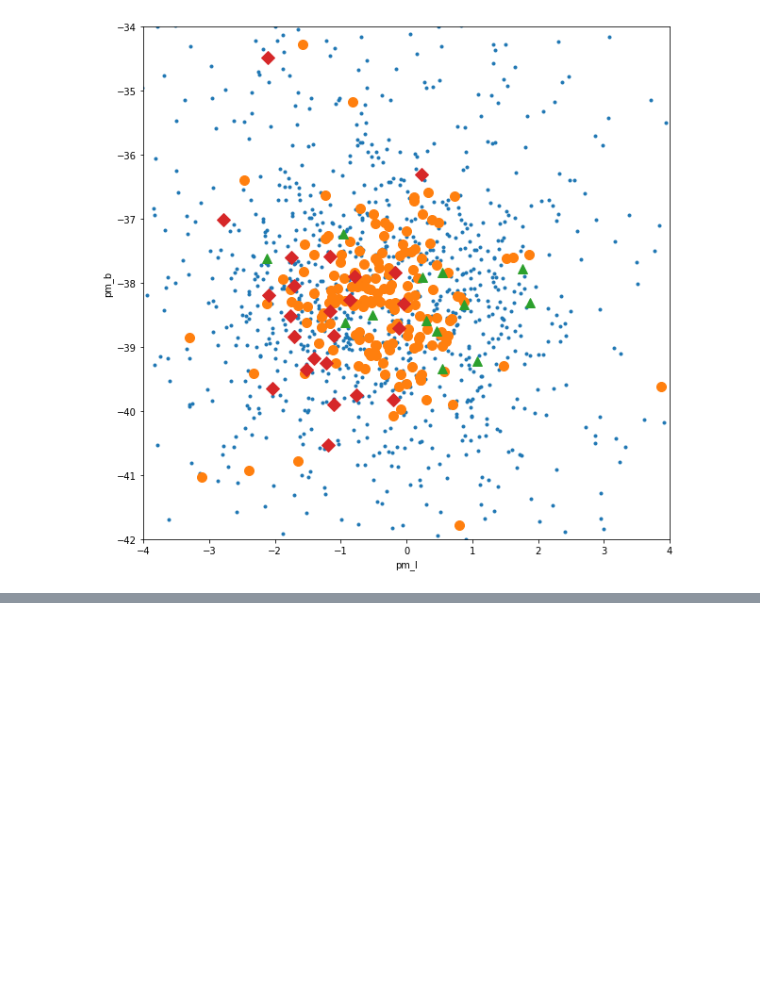
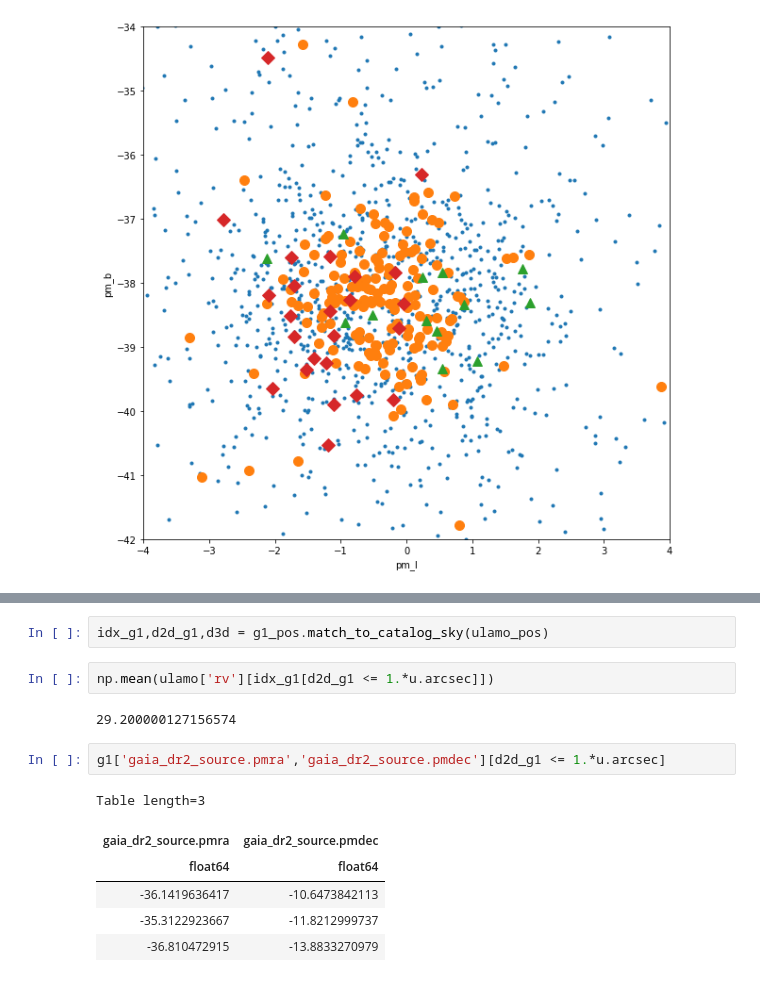
Before and after one commit to stephtdouglas/M44_subcluster, a Jupyter notebook: M44_DBSCAN.ipynb, the cells around one changed output, grey strips where cells are left out. Saved outputs shown, nothing was run; the diff lists cells and outputs as text; blank space fills up the shorter version.

```diff
--- a/M44_DBSCAN.ipynb
+++ b/M44_DBSCAN.ipynb
@@ -155,0 +182,15 @@ Text(0,0.5,'pm_b')
+# %%
+idx_g1,d2d_g1,d3d = g1_pos.match_to_catalog_sky(ulamo_pos)
+# %%
+np.mean(ulamo['rv'][idx_g1[d2d_g1 <= 1.*u.arcsec]])
+# %% [output]
+29.200000127156574
+# %%
+g1['gaia_dr2_source.pmra','gaia_dr2_source.pmdec'][d2d_g1 <= 1.*u.arcsec]
+# %% [output]
+Table length=3
+| gaia_dr2_source.pmra | gaia_dr2_source.pmdec |
+| float64 | float64 |
+| -36.1419636417 | -10.6473842113 |
+| -35.3122923667 | -11.8212999737 |
+| -36.810472915 | -13.8833270979 |
```
Also changed, not shown: parts of 12 cells of this notebook.
